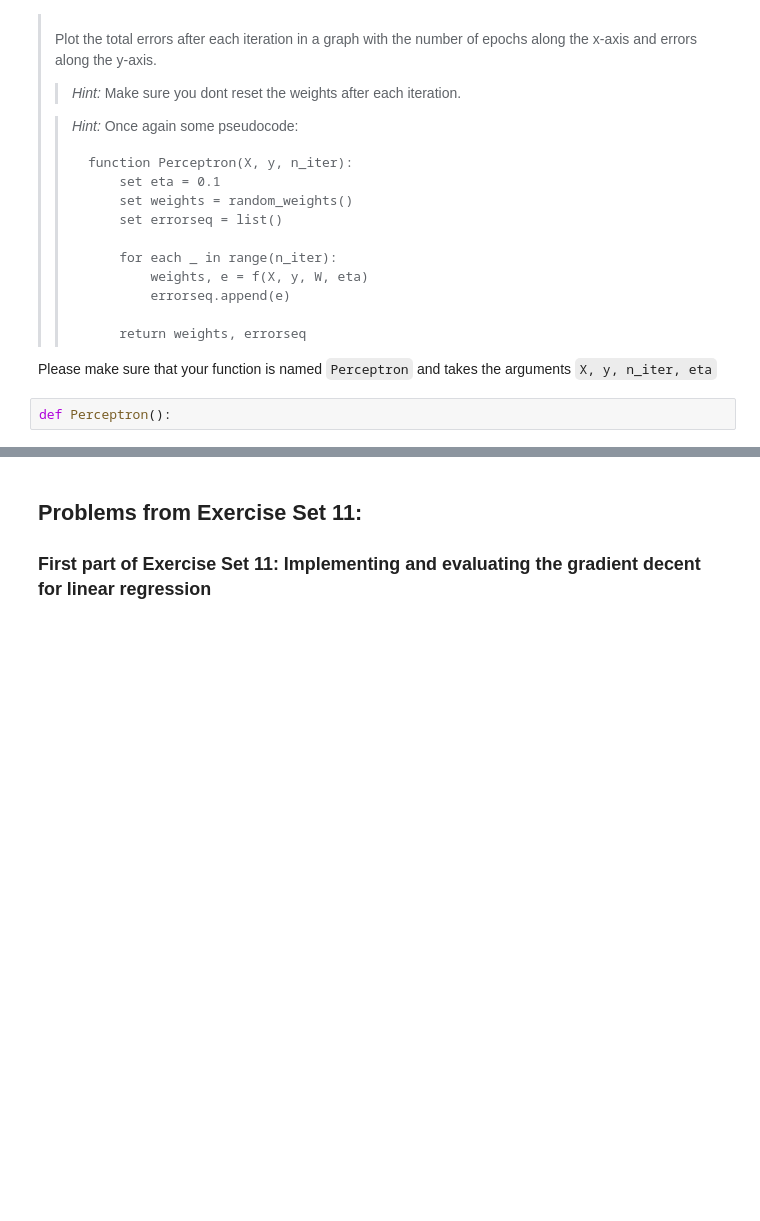
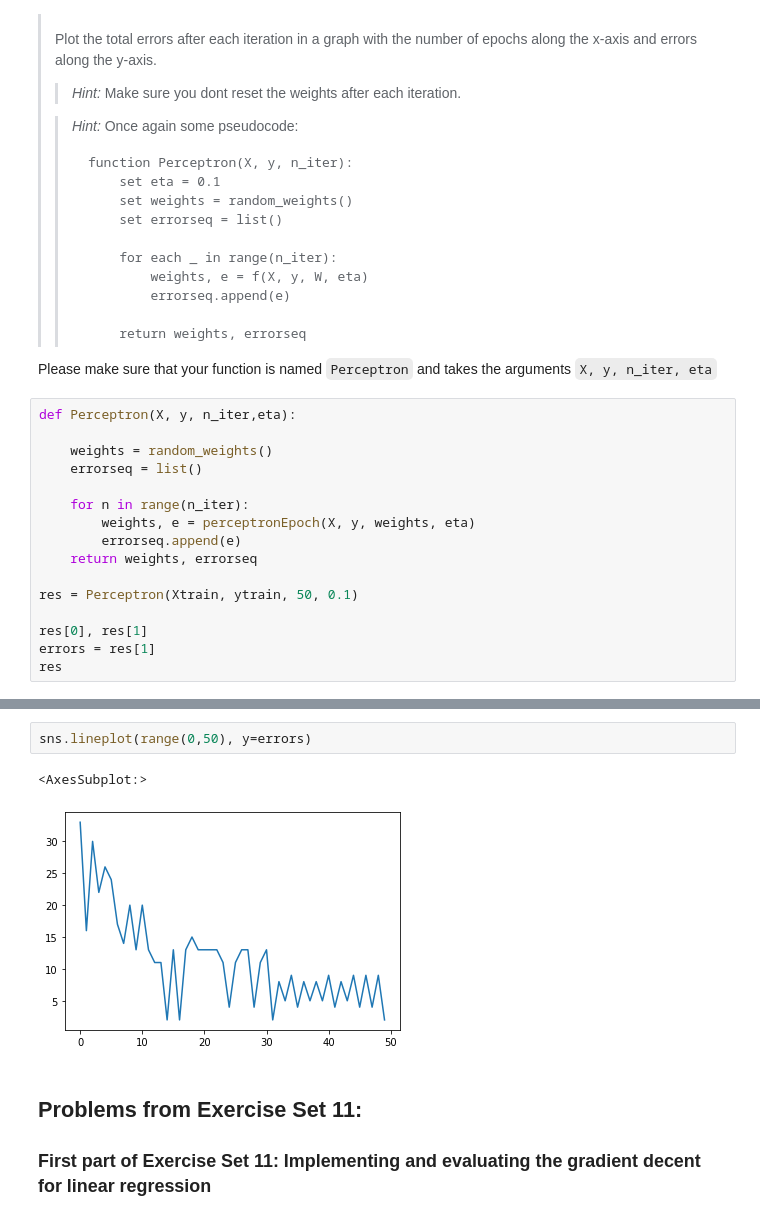
Before and after one commit to danawang10/isds29, a Jupyter notebook: assignment 2/kim/assignment_2.ipynb, the cells around one changed output, grey strips where cells are left out. Cells and saved outputs as stored; diff of their text form; blank space fills up the shorter version.

````diff
--- a/assignment 2/kim/assignment_2.ipynb
+++ b/assignment 2/kim/assignment_2.ipynb
@@ -150,5 +156,19 @@ def perceptronEpoch(X, y, w, eta):
 >> ```
 
 Please make sure that your function is named `Perceptron` and takes the arguments `X, y, n_iter, eta`
-# %%
-def Perceptron():
+# %%
+def Perceptron(X, y, n_iter,eta):
+
+    weights = random_weights()
+    errorseq = list()
+
+    for n in range(n_iter):
+        weights, e = perceptronEpoch(X, y, weights, eta)
+        errorseq.append(e)
+    return weights, errorseq
+
+res = Perceptron(Xtrain, ytrain, 50, 0.1)
+
+res[0], res[1]
+errors = res[1]
+res
@@ -155,3 +193,8 @@ def Perceptron():
+# %%
+sns.lineplot(range(0,50), y=errors)
+# %% [output]
+<AxesSubplot:>
+[figure, added]
 # %% [markdown]
 ## Problems from Exercise Set 11:
 
````
Also changed, not shown: parts of 3 cells of this notebook.
